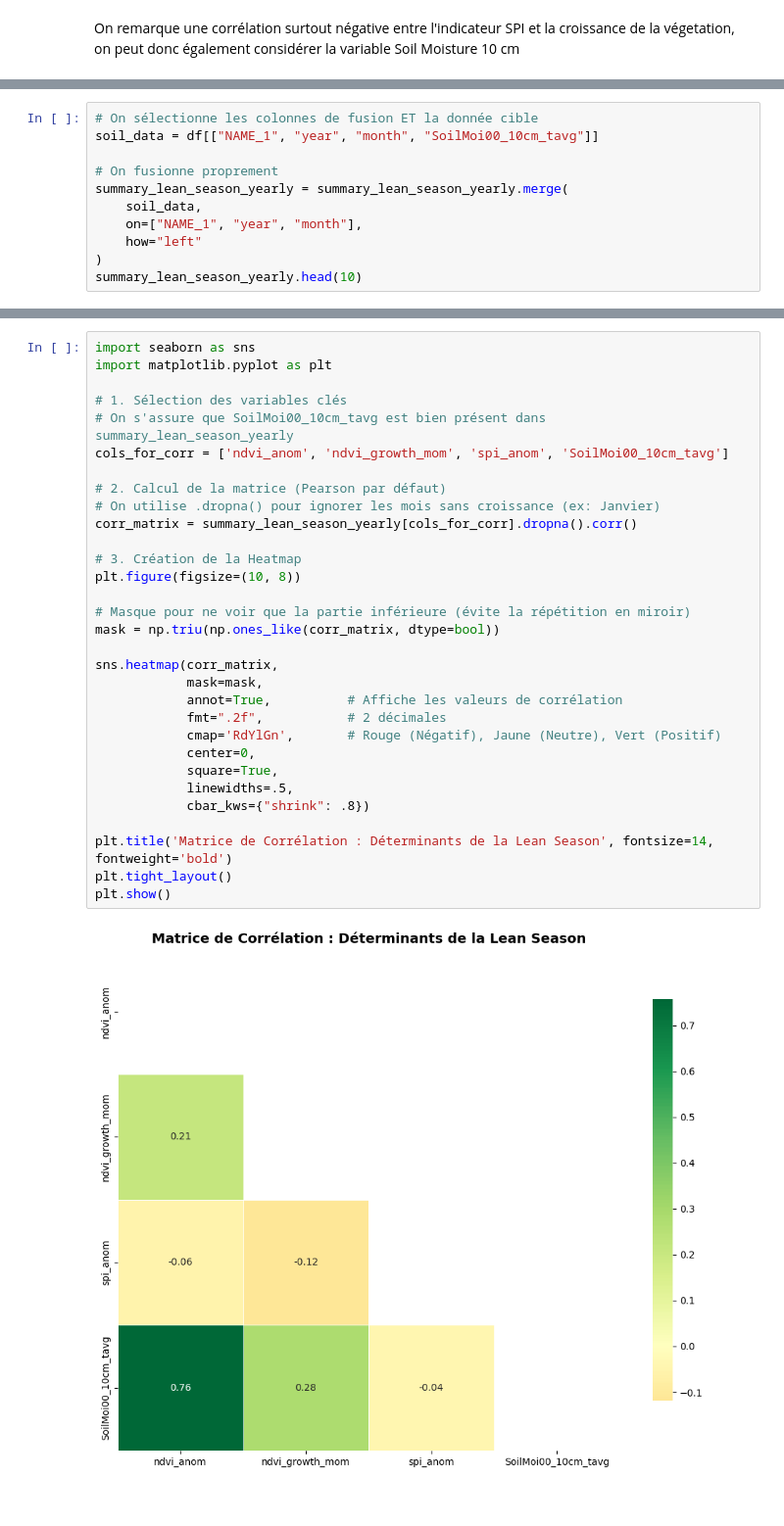
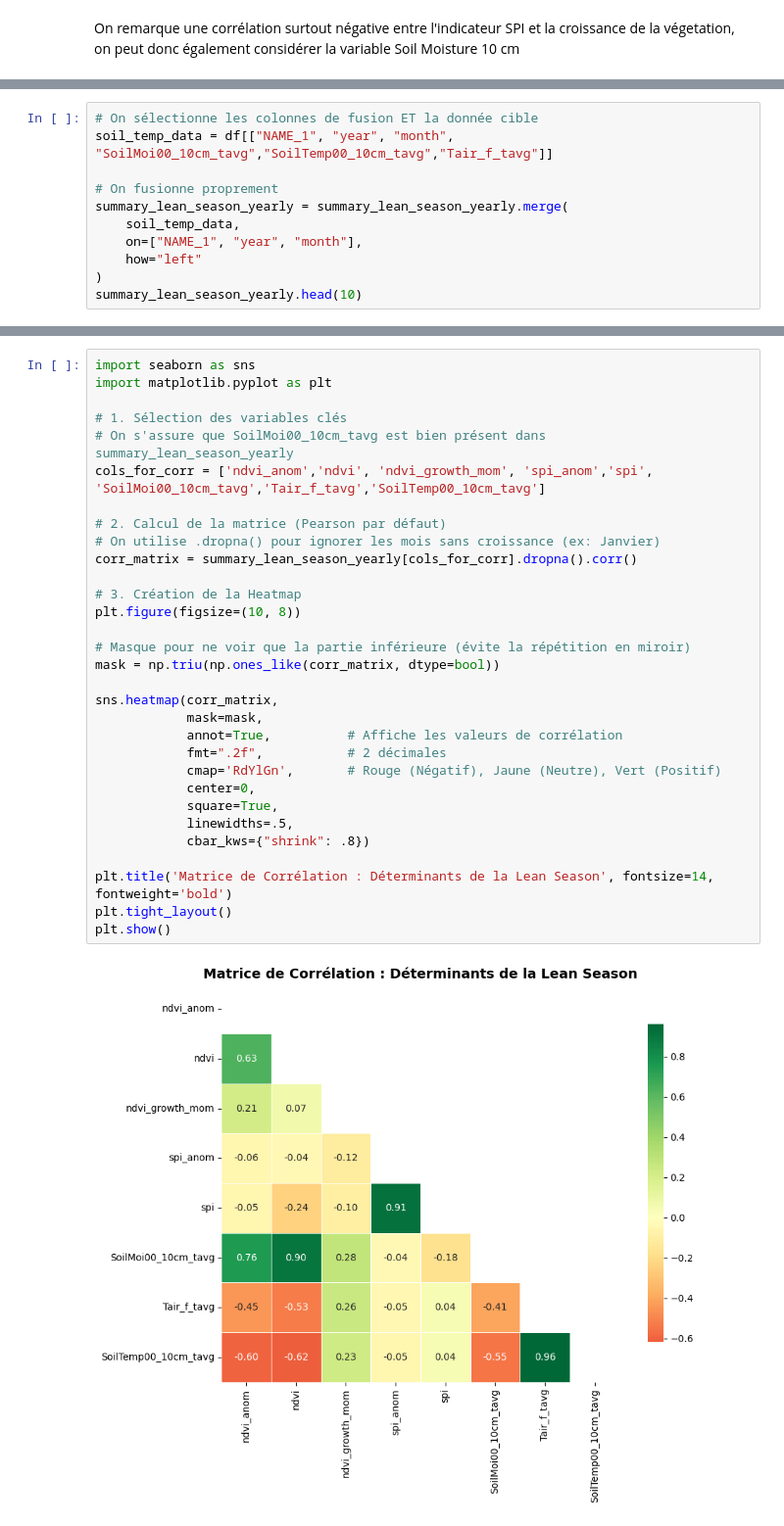
Before and after one commit to tnourlyn/Projet-de-Statapp---WFP-, a Jupyter notebook: Lean_season.ipynb, the cells around one changed output, grey strips where cells are left out. Shown at 98% size. Saved outputs shown, nothing was run; the diff lists cells and outputs as text.

```diff
--- a/Lean_season.ipynb
+++ b/Lean_season.ipynb
@@ -1205,10 +1217,10 @@ On remarque une corrélation surtout négative entre l'indicateur SPI et la croi
 # %%
 # On sélectionne les colonnes de fusion ET la donnée cible
-soil_data = df[["NAME_1", "year", "month", "SoilMoi00_10cm_tavg"]]
+soil_temp_data = df[["NAME_1", "year", "month", "SoilMoi00_10cm_tavg","SoilTemp00_10cm_tavg","Tair_f_tavg"]]
 
 # On fusionne proprement
 summary_lean_season_yearly = summary_lean_season_yearly.merge(
-    soil_data,
+    soil_temp_data,
     on=["NAME_1", "year", "month"],
     how="left"
 )
@@ -1230,32 +1242,32 @@ summary_lean_season_yearly.head(10)
 import seaborn as sns
 import matplotlib.pyplot as plt
 
 # 1. Sélection des variables clés
 # On s'assure que SoilMoi00_10cm_tavg est bien présent dans summary_lean_season_yearly
-cols_for_corr = ['ndvi_anom', 'ndvi_growth_mom', 'spi_anom', 'SoilMoi00_10cm_tavg']
+cols_for_corr = ['ndvi_anom','ndvi', 'ndvi_growth_mom', 'spi_anom','spi', 'SoilMoi00_10cm_tavg','Tair_f_tavg','SoilTemp00_10cm_tavg']
 
 # 2. Calcul de la matrice (Pearson par défaut)
 # On utilise .dropna() pour ignorer les mois sans croissance (ex: Janvier)
 corr_matrix = summary_lean_season_yearly[cols_for_corr].dropna().corr()
 
 # 3. Création de la Heatmap
 plt.figure(figsize=(10, 8))
 
 # Masque pour ne voir que la partie inférieure (évite la répétition en miroir)
 mask = np.triu(np.ones_like(corr_matrix, dtype=bool))
 
 sns.heatmap(corr_matrix,
             mask=mask,
             annot=True,          # Affiche les valeurs de corrélation
             fmt=".2f",           # 2 décimales
             cmap='RdYlGn',       # Rouge (Négatif), Jaune (Neutre), Vert (Positif)
             center=0,
             square=True,
             linewidths=.5,
             cbar_kws={"shrink": .8})
 
 plt.title('Matrice de Corrélation : Déterminants de la Lean Season', fontsize=14, fontweight='bold')
 plt.tight_layout()
 plt.show()
 # %% [output]
-[figure, old version]
+[figure, new version]
```
Also changed, not shown: parts of 3 cells of this notebook.
